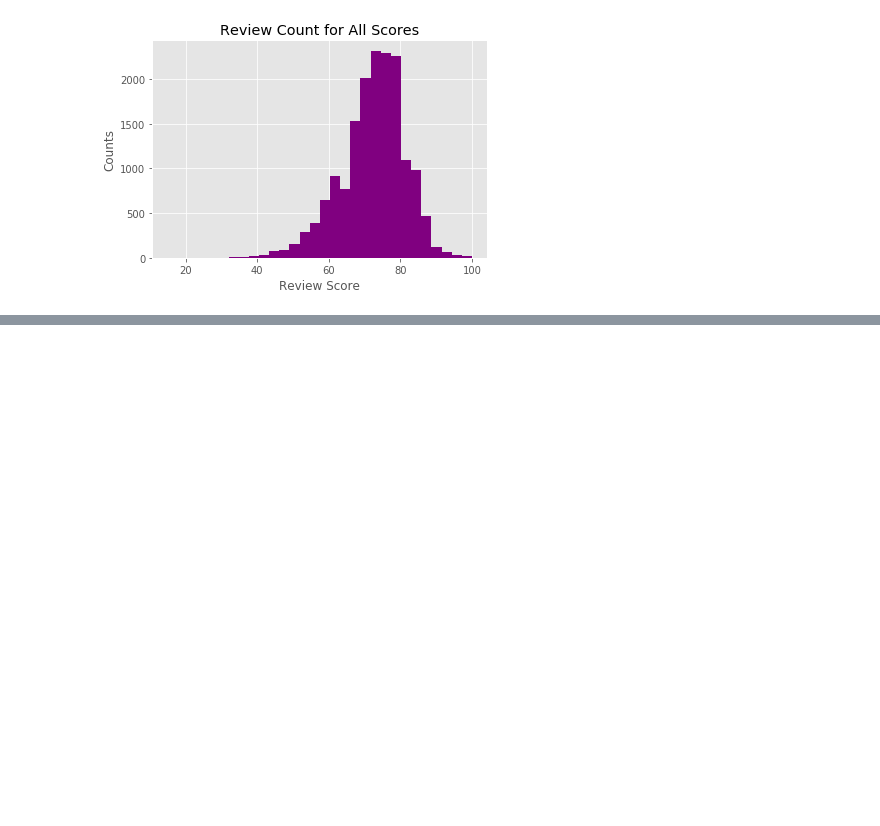
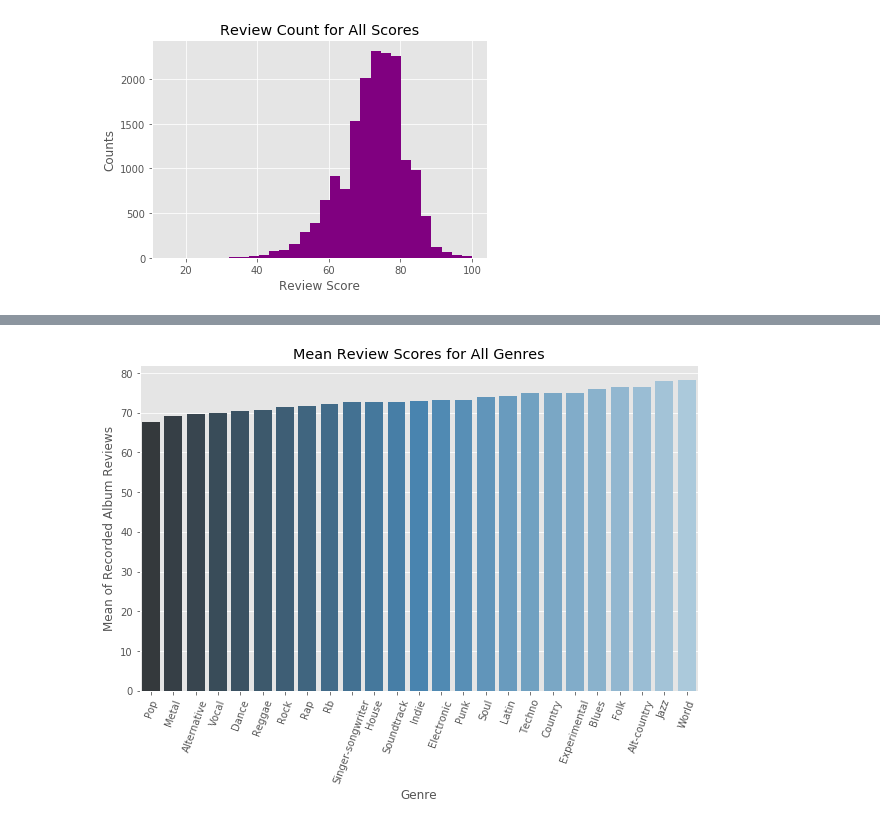
Before and after one commit to unclebrod/ReviewsByGenre, a Jupyter notebook: EDA.ipynb, the cells around one changed output, grey strips where cells are left out. Saved outputs shown, nothing was run; the diff lists cells and outputs as text; code cells hidden in the pictures; blank space fills up the shorter version.

```diff
--- a/EDA.ipynb
+++ b/EDA.ipynb
@@ -290,0 +306,31 @@ plot_all_genres(w)
+# %%
+# Make a plot of genre review means
+def plot_genre_means(score_list):
+    '''
+    Given a list of name-series tuples, this function plots the mean score
+    of each genre
+
+    Parameters:
+    score_list (list of tuples): list of name-series tuples
+    '''
+    genre_mean_dict = {}
+    for genre, scores in score_list:
+        genre_mean_dict[genre] = scores.mean()
+    sorted_gm_dict = sorted(genre_mean_dict.items(), key=lambda x: x[1])
+    sorted_genres = []
+    for tup in sorted_gm_dict:
+        sorted_genres.append(tup[0].capitalize())
+    sorted_means = []
+    for tup in sorted_gm_dict:
+        sorted_means.append(tup[1])
+    plt.figure(figsize=(10,6))
+    ax = sns.barplot(sorted_genres, sorted_means, palette="Blues_d")
+    ax.set_title('Mean Review Scores for All Genres')
+    ax.set_xlabel('Genre')
+    ax.set_ylabel('Mean of Recorded Album Reviews')
+    for tick in ax.get_xticklabels():
+        tick.set_rotation(70)
+# %%
+plot_genre_means(w)
+# %% [output]
+[figure, added]
```
Also changed, not shown: parts of 8 cells of this notebook.
